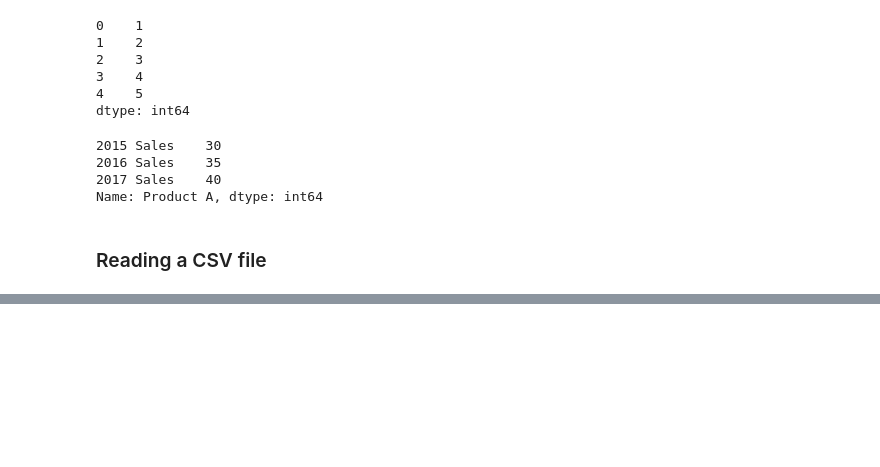
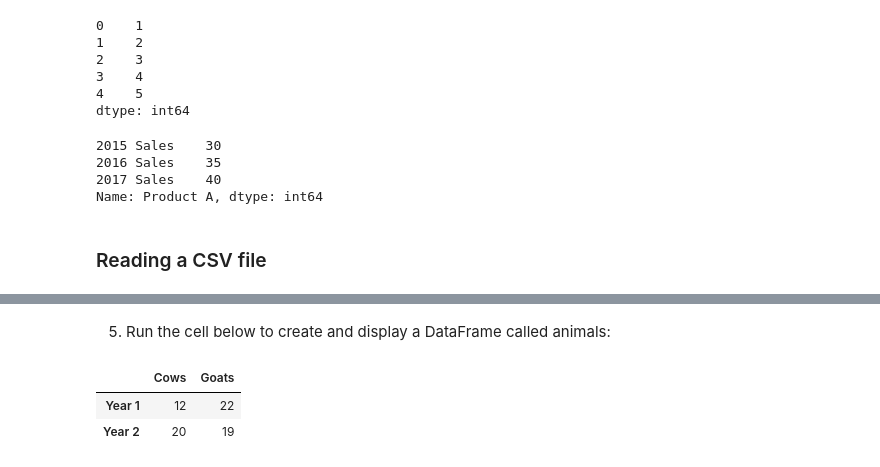
Before and after one commit to ogustavoalves/aulas_ia_fatec, a Jupyter notebook: lab_1.ipynb, the cells around one changed output, grey strips where cells are left out. Drawn from its saved outputs; the diff is of its cells as text; code cells hidden in the pictures; blank space fills up the shorter version.

```diff
--- a/lab_1.ipynb
+++ b/lab_1.ipynb
@@ -66,0 +151,9 @@ Name: Product A, dtype: int64
+# %% [markdown]
+5. Run the cell below to create and display a DataFrame called animals:
+# %%
+animals = pd.DataFrame({'Cows': [12, 20], 'Goats': [22, 19]}, index=['Year 1', 'Year 2'])
+animals
+# %% [output]
+|  | Cows | Goats |
+| Year 1 | 12 | 22 |
+| Year 2 | 20 | 19 |
```
Also changed, not shown: parts of 14 cells of this notebook.
